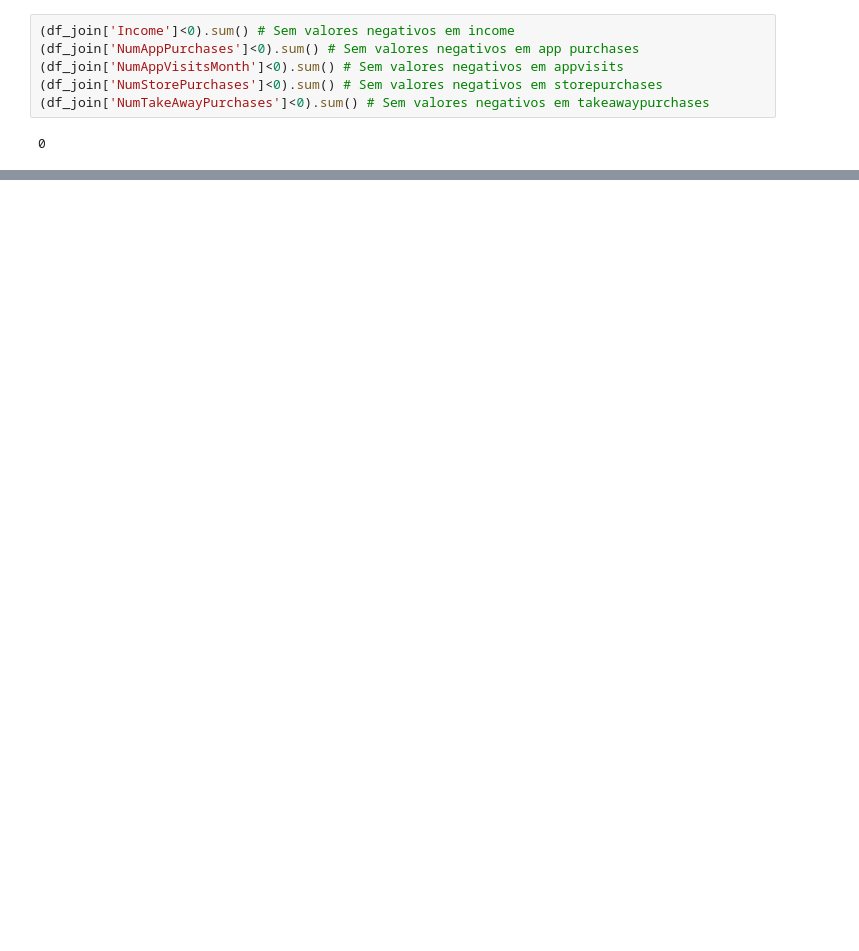
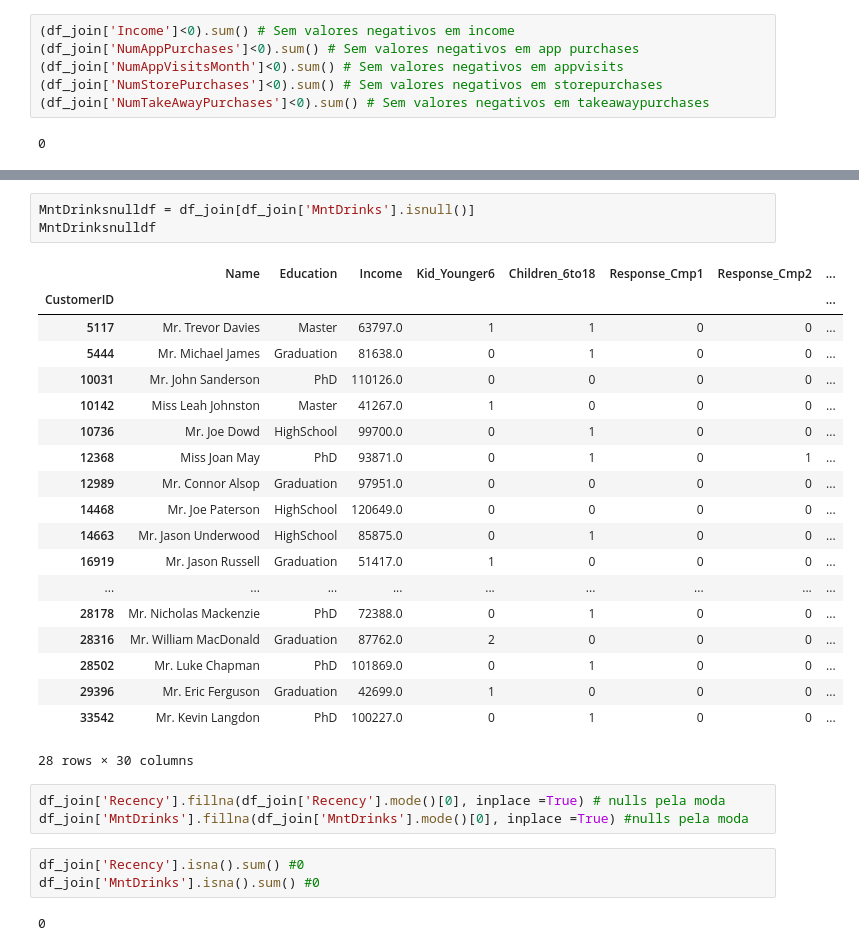
Before and after one commit to MikeOlhao/DSML_projeto, a Jupyter notebook: dsml_exp.ipynb, the cells around one changed output, grey strips where cells are left out. Saved outputs shown, nothing was run; the diff lists cells and outputs as text; blank space fills up the shorter version.

```diff
--- a/dsml_exp.ipynb
+++ b/dsml_exp.ipynb
@@ -259,0 +318,31 @@ df_join
+# %%
+MntDrinksnulldf = df_join[df_join['MntDrinks'].isnull()]
+MntDrinksnulldf
+# %% [output]
+|  | Name | Education | Income | Kid_Younger6 | Children_6to18 | Response_Cmp1 | Response_Cmp2 | ... |
+| CustomerID |  |  |  |  |  |  |  | ... |
+| 5117 | Mr. Trevor Davies | Master | 63797.0 | 1 | 1 | 0 | 0 | ... |
+| 5444 | Mr. Michael James | Graduation | 81638.0 | 0 | 1 | 0 | 0 | ... |
+| 10031 | Mr. John Sanderson | PhD | 110126.0 | 0 | 0 | 0 | 0 | ... |
+| 10142 | Miss Leah Johnston | Master | 41267.0 | 1 | 0 | 0 | 0 | ... |
+| 10736 | Mr. Joe Dowd | HighSchool | 99700.0 | 0 | 1 | 0 | 0 | ... |
+| 12368 | Miss Joan May | PhD | 93871.0 | 0 | 1 | 0 | 1 | ... |
+| 12989 | Mr. Connor Alsop | Graduation | 97951.0 | 0 | 0 | 0 | 0 | ... |
+| 14468 | Mr. Joe Paterson | HighSchool | 120649.0 | 0 | 0 | 0 | 0 | ... |
+| 14663 | Mr. Jason Underwood | HighSchool | 85875.0 | 0 | 1 | 0 | 0 | ... |
+| 16919 | Mr. Jason Russell | Graduation | 51417.0 | 1 | 0 | 0 | 0 | ... |
+| ... | ... | ... | ... | ... | ... | ... | ... | ... |
+| 28178 | Mr. Nicholas Mackenzie | PhD | 72388.0 | 0 | 1 | 0 | 0 | ... |
+| 28316 | Mr. William MacDonald | Graduation | 87762.0 | 2 | 0 | 0 | 0 | ... |
+| 28502 | Mr. Luke Chapman | PhD | 101869.0 | 0 | 1 | 0 | 0 | ... |
+| 29396 | Mr. Eric Ferguson | Graduation | 42699.0 | 1 | 0 | 0 | 0 | ... |
+| 33542 | Mr. Kevin Langdon | PhD | 100227.0 | 0 | 1 | 0 | 0 | ... |
+28 rows × 30 columns
+# %%
+df_join['Recency'].fillna(df_join['Recency'].mode()[0], inplace =True) # nulls pela moda
+df_join['MntDrinks'].fillna(df_join['MntDrinks'].mode()[0], inplace =True) #nulls pela moda
+# %%
+df_join['Recency'].isna().sum() #0
+df_join['MntDrinks'].isna().sum() #0
+# %% [output]
+0
```
Also changed, not shown: parts of 18 cells of this notebook, 1 other file.
